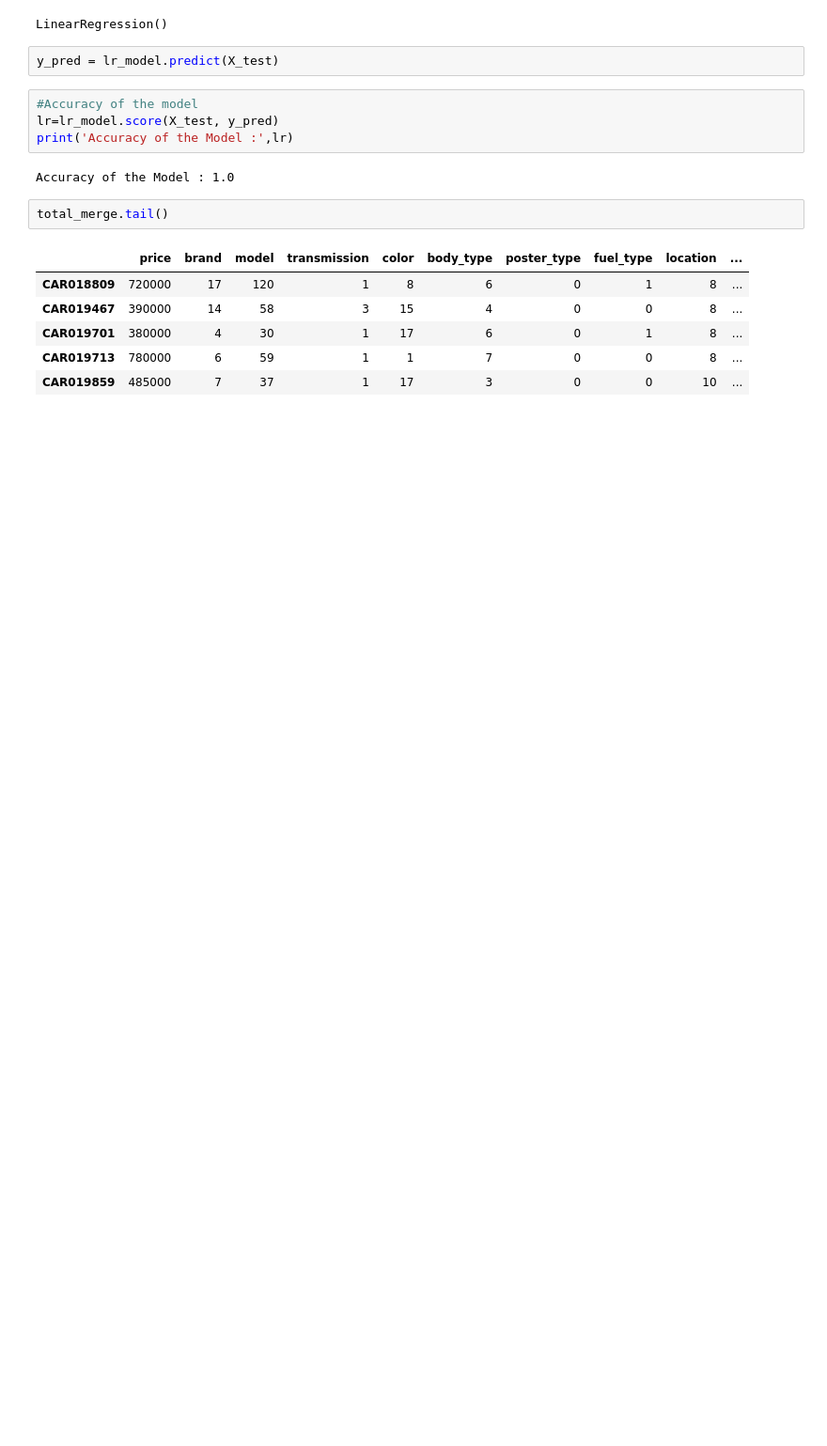
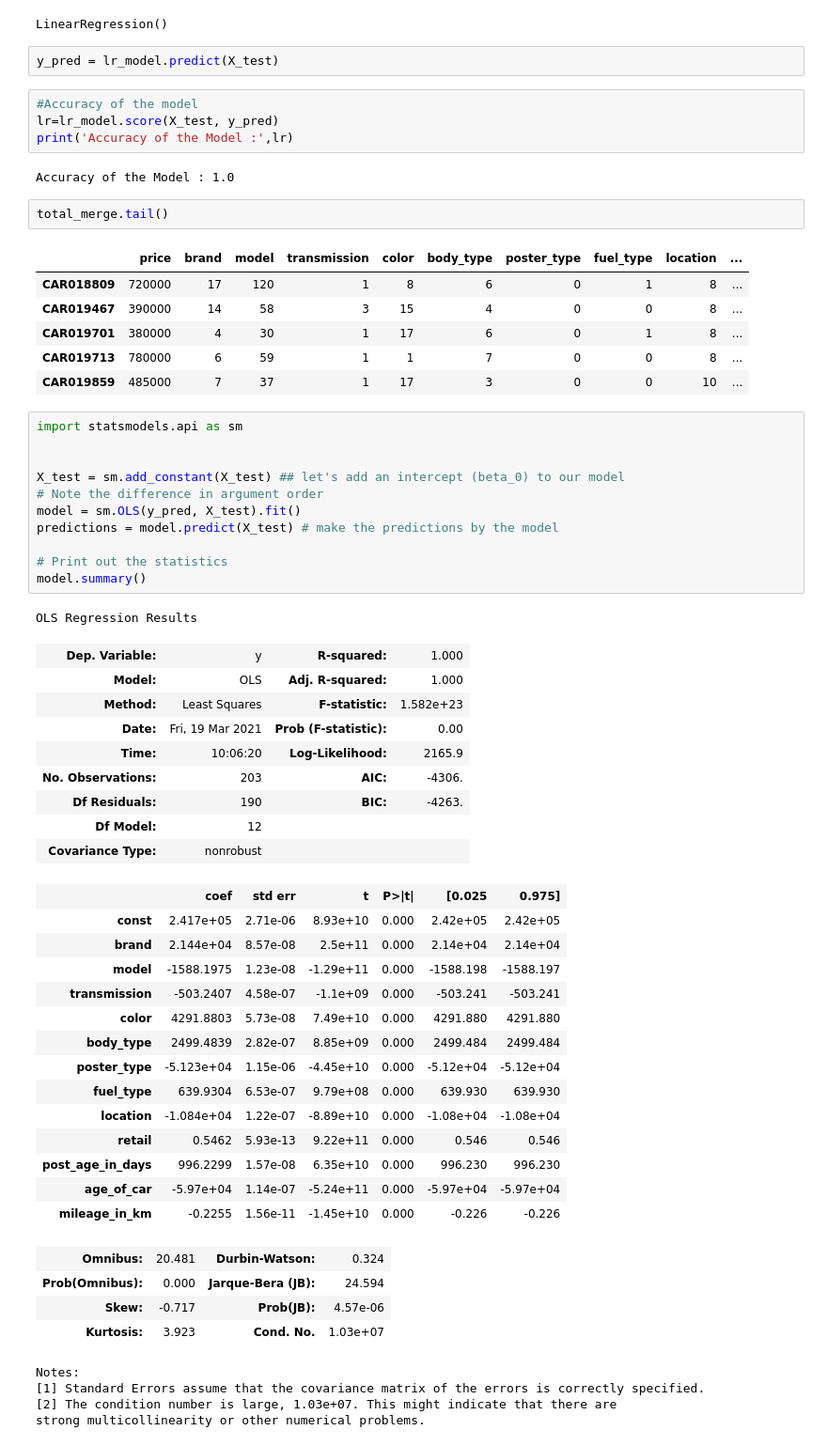
Before and after one commit to kaizerxcx/SecondHandCarsCebu, a Jupyter notebook: CarProject.ipynb, the cells around one changed output. Shown: that part at 94% size. Cells and saved outputs as stored; diff of their text form; blank space fills up the shorter version.

```diff
--- a/CarProject.ipynb
+++ b/CarProject.ipynb
@@ -334,3 +335,47 @@ total_merge.tail()
 | CAR019701 | 380000 | 4 | 30 | 1 | 17 | 6 | 0 | 1 | 8 | ... |
 | CAR019713 | 780000 | 6 | 59 | 1 | 1 | 7 | 0 | 0 | 8 | ... |
 | CAR019859 | 485000 | 7 | 37 | 1 | 17 | 3 | 0 | 0 | 10 | ... |
+# %%
+import statsmodels.api as sm
+
+
+X_test = sm.add_constant(X_test) ## let's add an intercept (beta_0) to our model
+# Note the difference in argument order
+model = sm.OLS(y_pred, X_test).fit()
+predictions = model.predict(X_test) # make the predictions by the model
+
+# Print out the statistics
+model.summary()
+# %% [output]
+OLS Regression Results
+| Dep. Variable: | y | R-squared: | 1.000 |
+| Model: | OLS | Adj. R-squared: | 1.000 |
+| Method: | Least Squares | F-statistic: | 1.582e+23 |
+| Date: | Fri, 19 Mar 2021 | Prob (F-statistic): | 0.00 |
+| Time: | 10:06:20 | Log-Likelihood: | 2165.9 |
+| No. Observations: | 203 | AIC: | -4306. |
+| Df Residuals: | 190 | BIC: | -4263. |
+| Df Model: | 12 |  |  |
+| Covariance Type: | nonrobust |  |  |
+|  | coef | std err | t | P>|t| | [0.025 | 0.975] |
+| const | 2.417e+05 | 2.71e-06 | 8.93e+10 | 0.000 | 2.42e+05 | 2.42e+05 |
+| brand | 2.144e+04 | 8.57e-08 | 2.5e+11 | 0.000 | 2.14e+04 | 2.14e+04 |
+| model | -1588.1975 | 1.23e-08 | -1.29e+11 | 0.000 | -1588.198 | -1588.197 |
+| transmission | -503.2407 | 4.58e-07 | -1.1e+09 | 0.000 | -503.241 | -503.241 |
+| color | 4291.8803 | 5.73e-08 | 7.49e+10 | 0.000 | 4291.880 | 4291.880 |
+| body_type | 2499.4839 | 2.82e-07 | 8.85e+09 | 0.000 | 2499.484 | 2499.484 |
+| poster_type | -5.123e+04 | 1.15e-06 | -4.45e+10 | 0.000 | -5.12e+04 | -5.12e+04 |
+| fuel_type | 639.9304 | 6.53e-07 | 9.79e+08 | 0.000 | 639.930 | 639.930 |
+| location | -1.084e+04 | 1.22e-07 | -8.89e+10 | 0.000 | -1.08e+04 | -1.08e+04 |
+| retail | 0.5462 | 5.93e-13 | 9.22e+11 | 0.000 | 0.546 | 0.546 |
+| post_age_in_days | 996.2299 | 1.57e-08 | 6.35e+10 | 0.000 | 996.230 | 996.230 |
+| age_of_car | -5.97e+04 | 1.14e-07 | -5.24e+11 | 0.000 | -5.97e+04 | -5.97e+04 |
+| mileage_in_km | -0.2255 | 1.56e-11 | -1.45e+10 | 0.000 | -0.226 | -0.226 |
+| Omnibus: | 20.481 | Durbin-Watson: | 0.324 |
+| Prob(Omnibus): | 0.000 | Jarque-Bera (JB): | 24.594 |
+| Skew: | -0.717 | Prob(JB): | 4.57e-06 |
+| Kurtosis: | 3.923 | Cond. No. | 1.03e+07 |
+Notes:
+[1] Standard Errors assume that the covariance matrix of the errors is correctly specified.
+[2] The condition number is large, 1.03e+07. This might indicate that there are
+strong multicollinearity or other numerical problems.
```
Also changed, not shown: parts of 9 cells of this notebook.
